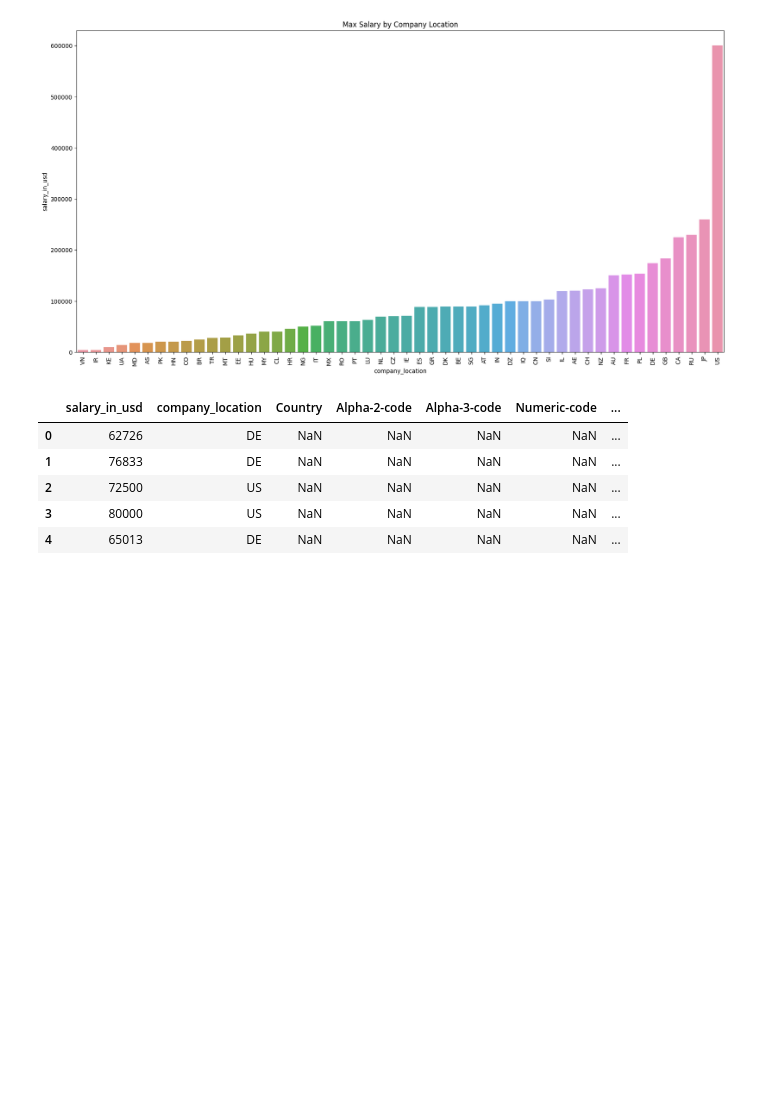
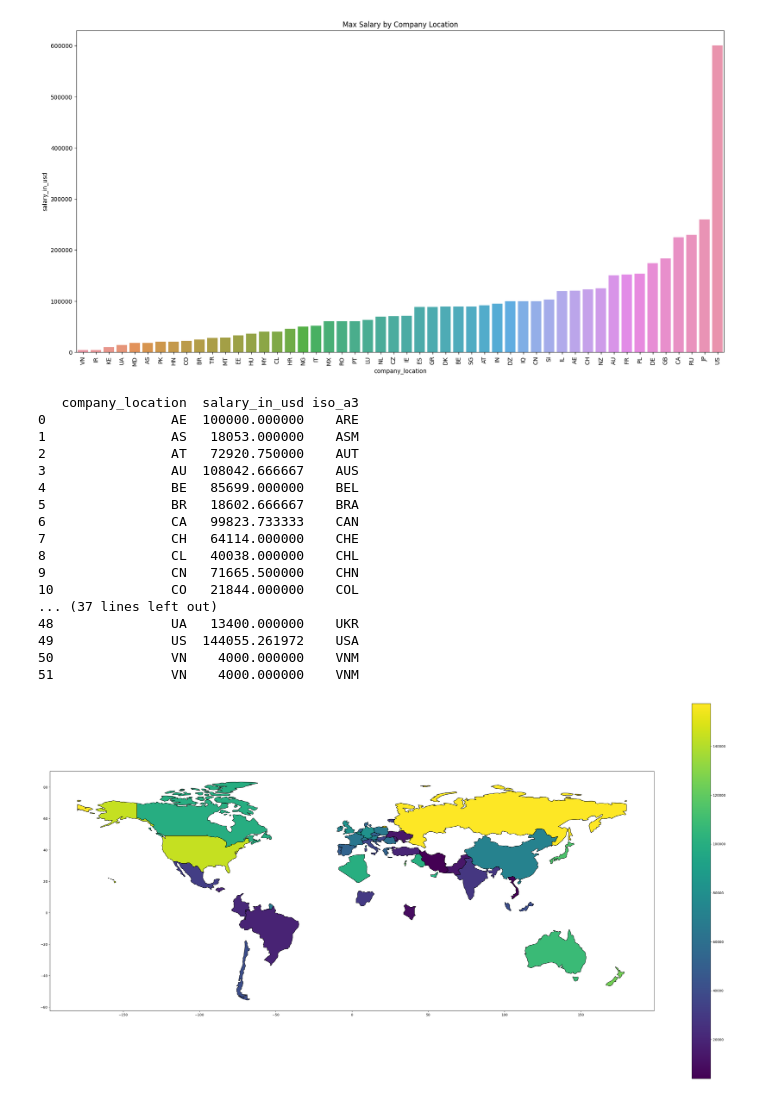
Before and after one commit to jtlantz/dm-proj1, a Jupyter notebook: notebooks/ds_salaries.ipynb, the cells around one changed output. Cells and saved outputs as stored; diff of their text form; code cells hidden in the pictures; blank space fills up the shorter version.

Commit message:
add the world map graph

```diff
--- a/notebooks/ds_salaries.ipynb
+++ b/notebooks/ds_salaries.ipynb
@@ -265,16 +265,67 @@ plt.title('Max Salary by Company Location')
 # %% [output]
 Text(0.5, 1.0, 'Max Salary by Company Location')
 [figure]
-# %%
-tmp = df[['salary_in_usd', 'company_location']]
-coorddf = pd.read_csv('static/country_coord.csv')
-# map the 2-alpha country codes from coorddf to the company_location column in tmp
-merged = pd.merge(tmp, coorddf, left_on='company_location', right_on='Alpha-2-code', how='left')
-merged.head()
-# %% [output]
-|  | salary_in_usd | company_location | Country | Alpha-2-code | Alpha-3-code | Numeric-code | ... |
-| 0 | 62726 | DE | NaN | NaN | NaN | NaN | ... |
-| 1 | 76833 | DE | NaN | NaN | NaN | NaN | ... |
-| 2 | 72500 | US | NaN | NaN | NaN | NaN | ... |
-| 3 | 80000 | US | NaN | NaN | NaN | NaN | ... |
-| 4 | 65013 | DE | NaN | NaN | NaN | NaN | ... |
+# %%
+tmp = df[['salary_in_usd', 'company_location']]
+tmp = tmp.groupby('company_location')['salary_in_usd'].mean().reset_index()
+
+coorddf = pd.read_csv('static/country_coord.csv')
+coorddf = coorddf[['Alpha-2-code', 'Alpha-3-code']]
+#remove the "" from the Alpha-2-code column
+
+#rename columns to something easier
+
+coorddf.rename(columns={'Alpha-2-code': 'country_code', 'Alpha-3-code': 'iso_a3'}, inplace=True)
+
+tmp['company_location'] = tmp['company_location'].astype(str)
+coorddf['country_code'] = coorddf['country_code'].astype(str)
+
+
+
+coorddf['country_code'] = coorddf['country_code'].str.replace('"', '')
+coorddf['country_code'] = coorddf['country_code'].str.replace(' ', '')
+
+coorddf['iso_a3'] = coorddf['iso_a3'].str.replace('"', '')
+coorddf['iso_a3'] = coorddf['iso_a3'].str.replace(' ', '')
+
+
+# map the 2-alpha country codes from coorddf to the company_location column in tmp
+merged = pd.merge(tmp, coorddf, left_on='company_location', right_on='country_code', how='inner')
+merged.drop(columns=['country_code'], inplace=True)
+
+print(merged)
+
+
+
+# create a map using geopandas
+world = gpd.read_file(gpd.datasets.get_path('naturalearth_lowres'))
+merged = world.merge(merged, on='iso_a3')
+plot = merged.plot(column='salary_in_usd', cmap='viridis', figsize=(40, 20), legend=True, edgecolor='black', linewidth=1)
+
+# Plot the locations with unknown country as separate markers
+plt.show()
+
+
+# world = gpd.GeoDataFrame(merged, geometry=gpd.points_from_xy(merged.long, merged.lat))
+# world.plot(column='salary_in_usd', cmap='OrRd', figsize=(20, 10), legend=True)
+# plt.title('Average Salary by Country')
+# plt.show()
+# %% [output]
+   company_location  salary_in_usd iso_a3
+0                AE  100000.000000    ARE
+1                AS   18053.000000    ASM
+2                AT   72920.750000    AUT
+3                AU  108042.666667    AUS
+4                BE   85699.000000    BEL
+5                BR   18602.666667    BRA
+6                CA   99823.733333    CAN
+7                CH   64114.000000    CHE
+8                CL   40038.000000    CHL
+9                CN   71665.500000    CHN
+10               CO   21844.000000    COL
+... (37 lines left out)
+48               UA   13400.000000    UKR
+49               US  144055.261972    USA
+50               VN    4000.000000    VNM
+51               VN    4000.000000    VNM
+[figure, added]
```
